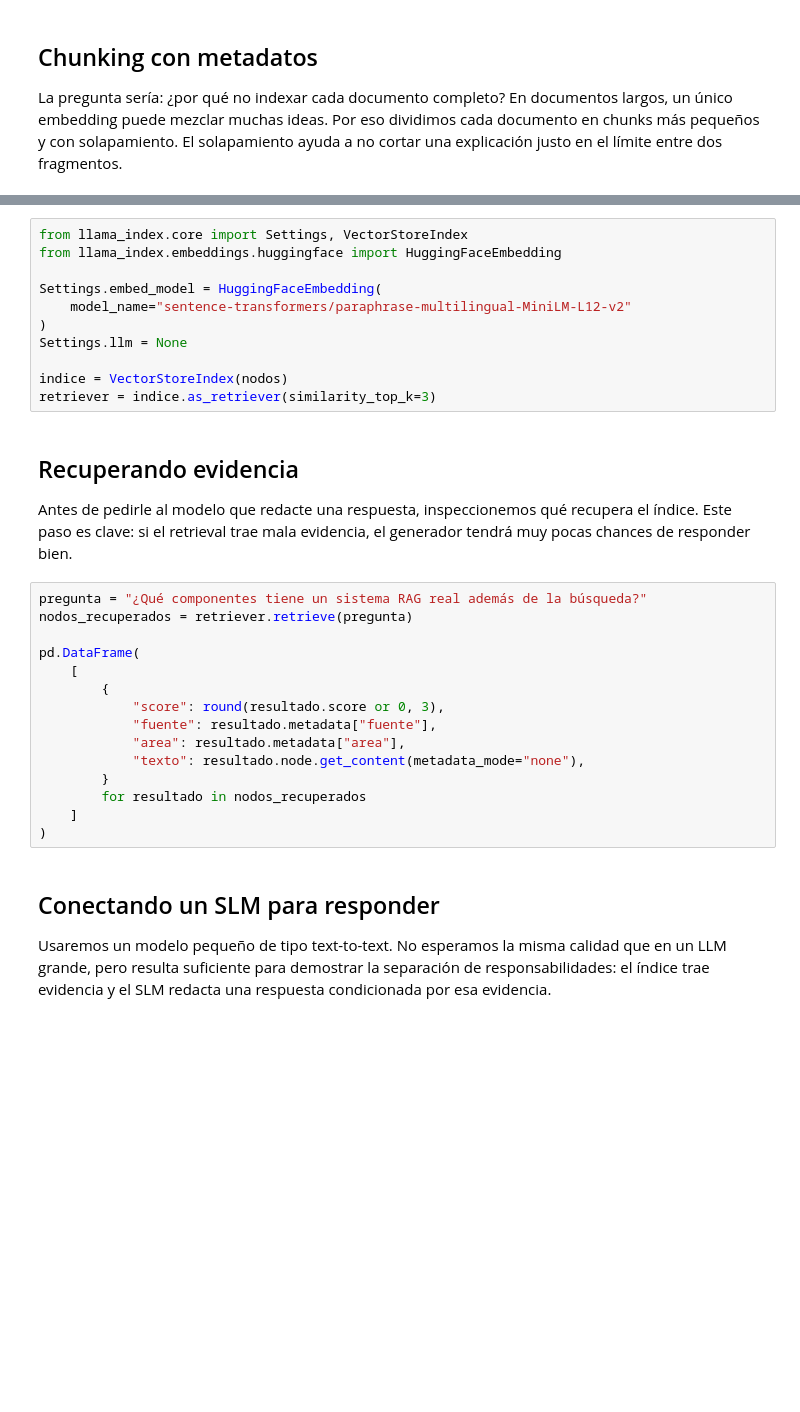
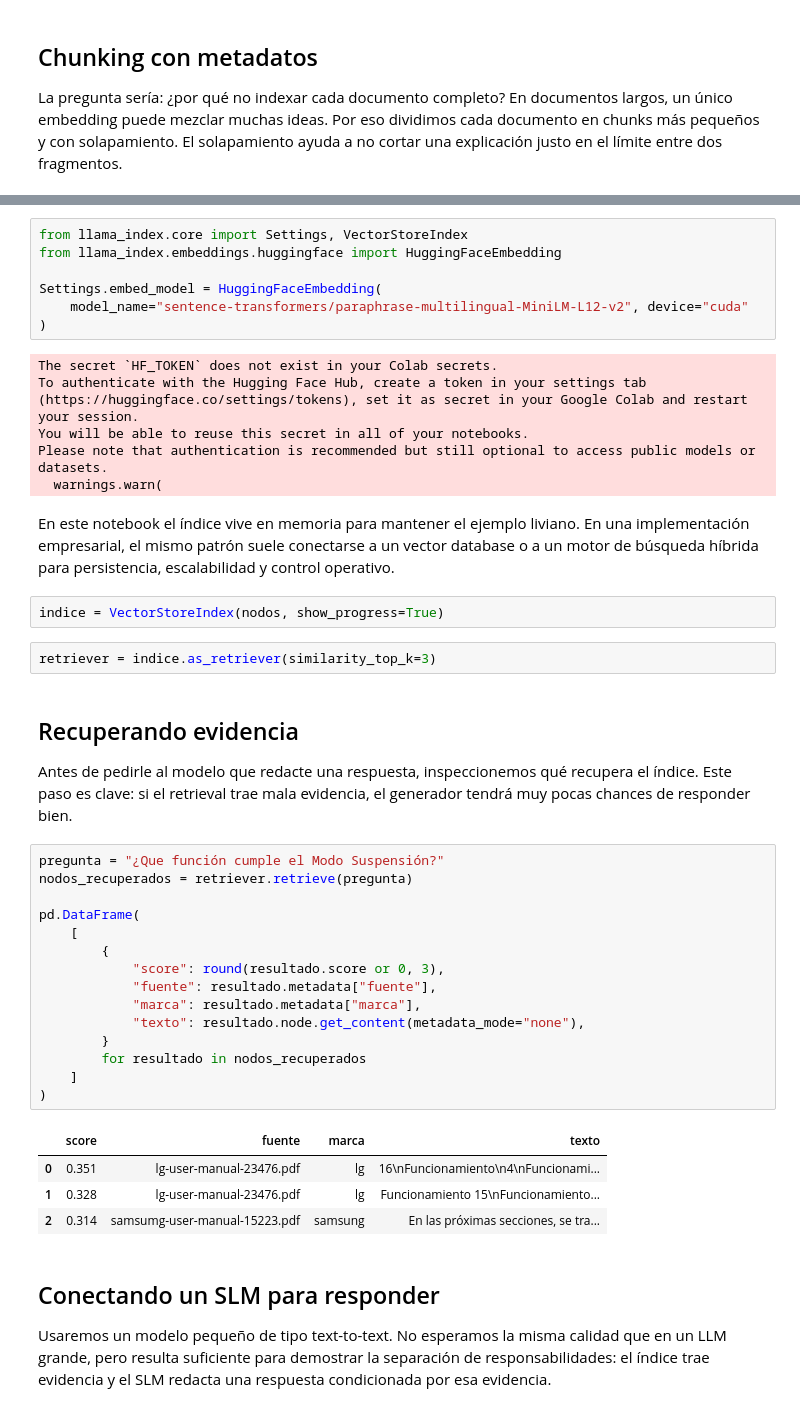
Before and after one commit to santiagxf/M72109, a Jupyter notebook: docs/document-understanding/rag-index-slm.ipynb, the cells around one changed output, grey strips where cells are left out. Cells and saved outputs as stored; diff of their text form; blank space fills up the shorter version.

```diff
--- a/docs/document-understanding/rag-index-slm.ipynb
+++ b/docs/document-understanding/rag-index-slm.ipynb
@@ -112,31 +114,44 @@ from llama_index.core import Settings, VectorStoreIndex
 from llama_index.embeddings.huggingface import HuggingFaceEmbedding
 
 Settings.embed_model = HuggingFaceEmbedding(
-    model_name="sentence-transformers/paraphrase-multilingual-MiniLM-L12-v2"
+    model_name="sentence-transformers/paraphrase-multilingual-MiniLM-L12-v2", device="cuda"
 )
-Settings.llm = None
-
-indice = VectorStoreIndex(nodos)
-retriever = indice.as_retriever(similarity_top_k=3)
+# %% [output]
+The secret `HF_TOKEN` does not exist in your Colab secrets.
+To authenticate with the Hugging Face Hub, create a token in your settings tab (https://huggingface.co/settings/tokens), set it as secret in your Google Colab and restart your session.
+You will be able to reuse this secret in all of your notebooks.
+Please note that authentication is recommended but still optional to access public models or datasets.
+  warnings.warn(
+# %% [markdown]
+En este notebook el índice vive en memoria para mantener el ejemplo liviano. En una implementación empresarial, el mismo patrón suele conectarse a un vector database o a un motor de búsqueda híbrida para persistencia, escalabilidad y control operativo.
+# %%
+indice = VectorStoreIndex(nodos, show_progress=True)
+# %%
+retriever = indice.as_retriever(similarity_top_k=3)
 # %% [markdown]
 ## Recuperando evidencia
 
 Antes de pedirle al modelo que redacte una respuesta, inspeccionemos qué recupera el índice. Este paso es clave: si el retrieval trae mala evidencia, el generador tendrá muy pocas chances de responder bien.
 # %%
-pregunta = "¿Qué componentes tiene un sistema RAG real además de la búsqueda?"
+pregunta = "¿Que función cumple el Modo Suspensión?"
 nodos_recuperados = retriever.retrieve(pregunta)
 
 pd.DataFrame(
     [
         {
             "score": round(resultado.score or 0, 3),
             "fuente": resultado.metadata["fuente"],
-            "area": resultado.metadata["area"],
+            "marca": resultado.metadata["marca"],
             "texto": resultado.node.get_content(metadata_mode="none"),
         }
         for resultado in nodos_recuperados
     ]
 )
+# %% [output]
+|  | score | fuente | marca | texto |
+| 0 | 0.351 | lg-user-manual-23476.pdf | lg | 16\nFuncionamiento\n4\nFuncionami... |
+| 1 | 0.328 | lg-user-manual-23476.pdf | lg | Funcionamiento 15\nFuncionamiento... |
+| 2 | 0.314 | samsumg-user-manual-15223.pdf | samsung | En las próximas secciones, se tra... |
 # %% [markdown]
 ## Conectando un SLM para responder
 
```
Also changed, not shown: parts of 28 cells of this notebook.
